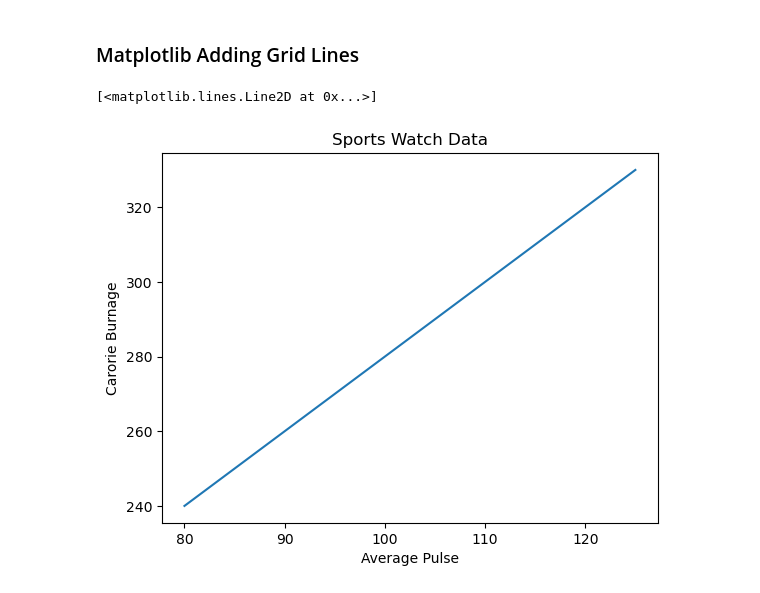
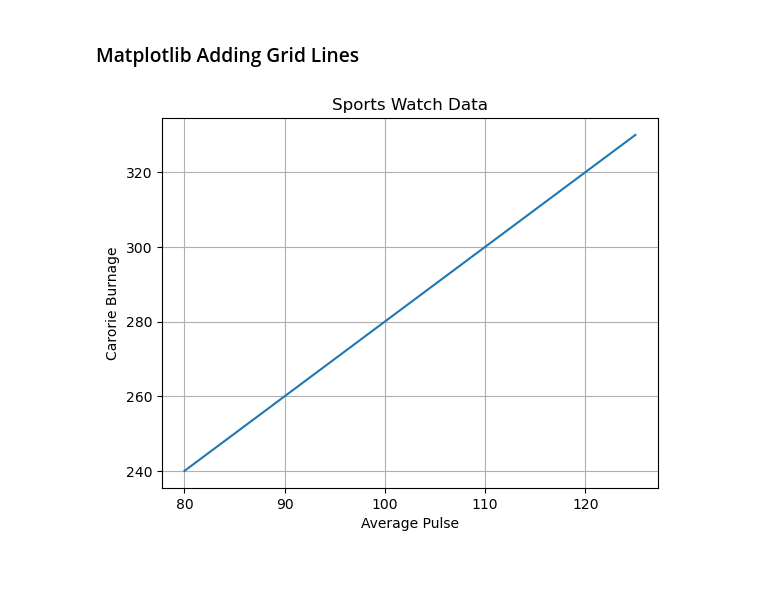
Before and after one commit to oliverjunior1/VS-Code, a Jupyter notebook: w3_treinamentos/Python/matplotlib/5_grid.ipynb, the cells around one changed output. Saved outputs shown, nothing was run; the diff lists cells and outputs as text; code cells hidden in the pictures.

Commit message:
Matplotlib grid

```diff
--- a/w3_treinamentos/Python/matplotlib/5_grid.ipynb
+++ b/w3_treinamentos/Python/matplotlib/5_grid.ipynb
@@ -9,9 +9,9 @@ y = np.array([240, 250, 260, 270, 280, 290, 300, 310, 320, 330])
 # %%
 plt.title("Sports Watch Data")
 plt.xlabel("Average Pulse")
 plt.ylabel("Carorie Burnage")
 
 plt.plot(x, y)
+plt.grid()
 # %% [output]
-[<matplotlib.lines.Line2D at 0x...>]
-[figure, old version]
+[figure, new version]
```
Also changed, not shown: parts of 1 cell of this notebook.
